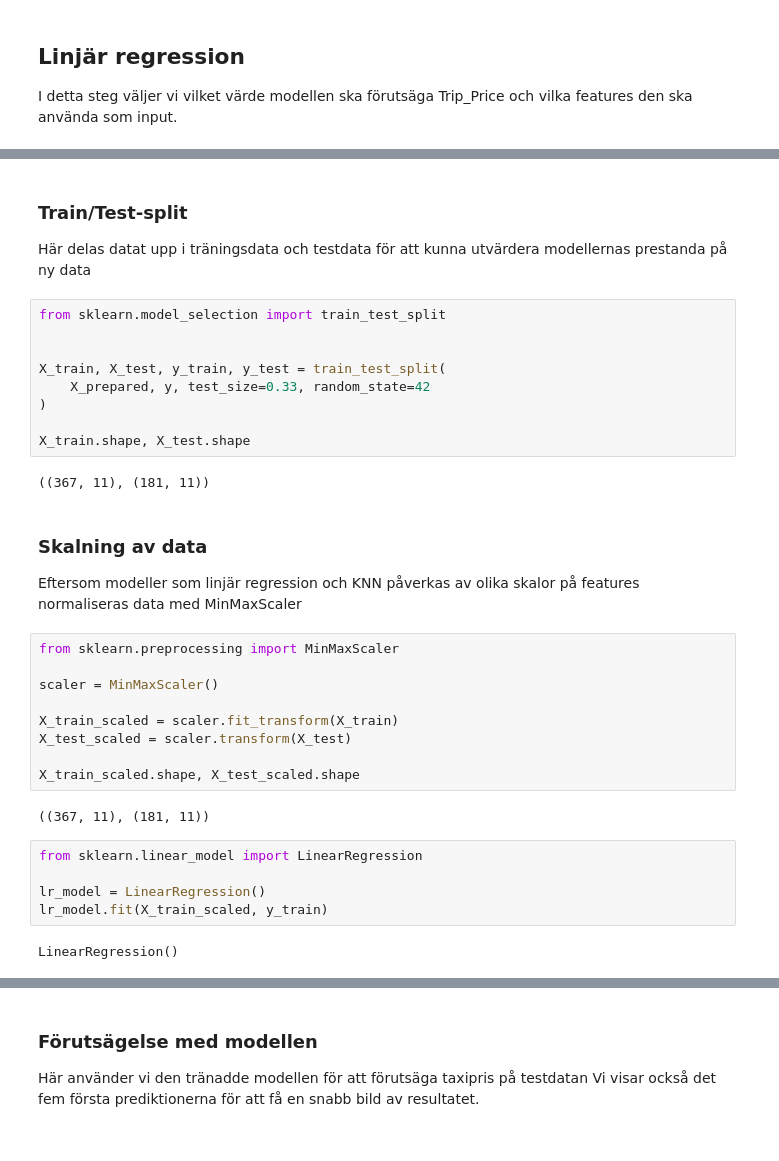
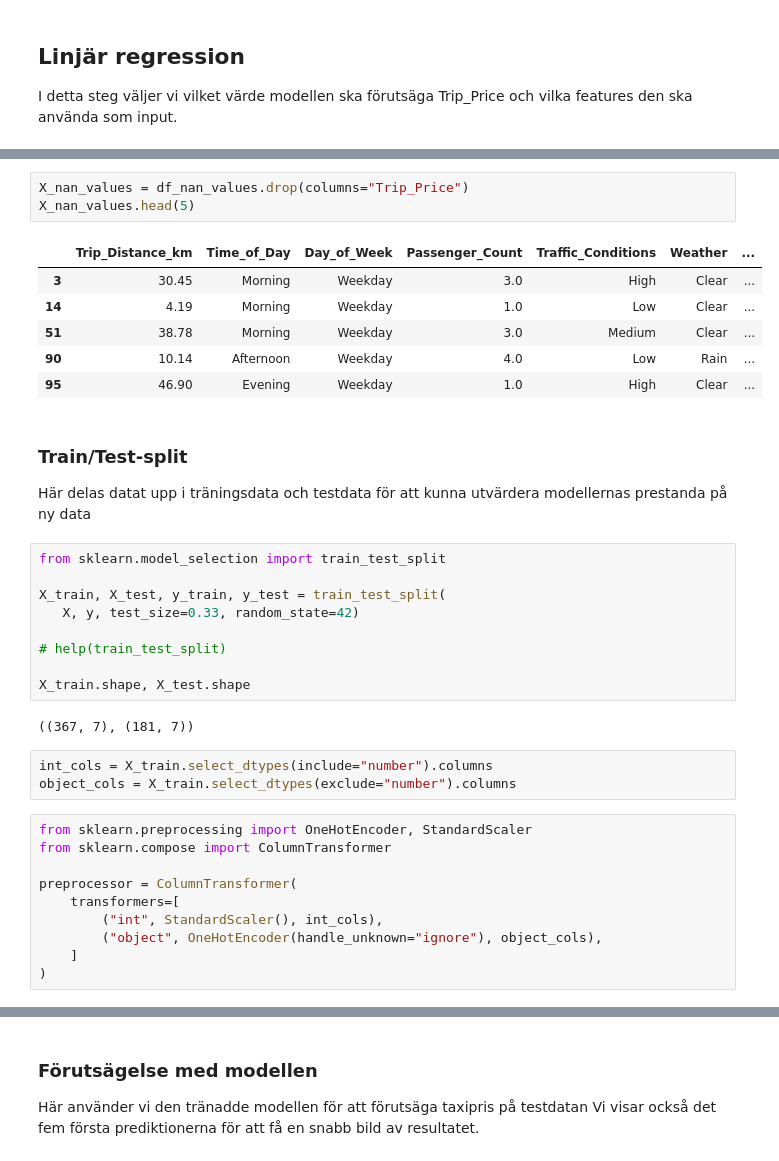
Before and after one commit to hazajijan-prog/taxi-prediction-fullstack-haza, a Jupyter notebook: src/taxipred/model_development/model_development.ipynb, the cells around one changed output, grey strips where cells are left out. Drawn from its saved outputs; the diff is of its cells as text.

```diff
--- a/src/taxipred/model_development/model_development.ipynb
+++ b/src/taxipred/model_development/model_development.ipynb
@@ -60,36 +69,37 @@ X_prepared.head()
+# %%
+X_nan_values = df_nan_values.drop(columns="Trip_Price")
+X_nan_values.head(5)
+# %% [output]
+|  | Trip_Distance_km | Time_of_Day | Day_of_Week | Passenger_Count | Traffic_Conditions | Weather | ... |
+| 3 | 30.45 | Morning | Weekday | 3.0 | High | Clear | ... |
+| 14 | 4.19 | Morning | Weekday | 1.0 | Low | Clear | ... |
+| 51 | 38.78 | Morning | Weekday | 3.0 | Medium | Clear | ... |
+| 90 | 10.14 | Afternoon | Weekday | 4.0 | Low | Rain | ... |
+| 95 | 46.90 | Evening | Weekday | 1.0 | High | Clear | ... |
 # %% [markdown]
 ### Train/Test-split
 Här delas datat upp i träningsdata och testdata för att kunna utvärdera modellernas prestanda på ny data
 # %%
 from sklearn.model_selection import train_test_split
 
+X_train, X_test, y_train, y_test = train_test_split(
+   X, y, test_size=0.33, random_state=42)
 
-X_train, X_test, y_train, y_test = train_test_split(
-    X_prepared, y, test_size=0.33, random_state=42
-)
+# help(train_test_split)
 
 X_train.shape, X_test.shape
 # %% [output]
-((367, 11), (181, 11))
+((367, 7), (181, 7))
-# %% [markdown]
-### Skalning av data
-
-Eftersom modeller som linjär regression och KNN påverkas av olika skalor på features normaliseras data med MinMaxScaler
-# %%
-from sklearn.preprocessing import MinMaxScaler
-
-scaler = MinMaxScaler()
-
-X_train_scaled = scaler.fit_transform(X_train)
-X_test_scaled = scaler.transform(X_test)
-
-X_train_scaled.shape, X_test_scaled.shape
-# %% [output]
-((367, 11), (181, 11))
+# %%
+int_cols = X_train.select_dtypes(include="number").columns
+object_cols = X_train.select_dtypes(exclude="number").columns
 # %%
-from sklearn.linear_model import LinearRegression
+from sklearn.preprocessing import OneHotEncoder, StandardScaler
+from sklearn.compose import ColumnTransformer
 
-lr_model = LinearRegression()
-lr_model.fit(X_train_scaled, y_train)
+preprocessor = ColumnTransformer(
+    transformers=[
+        ("int", StandardScaler(), int_cols),
+        ("object", OneHotEncoder(handle_unknown="ignore"), object_cols),
+    ]
+)
-# %% [output]
-LinearRegression()
```
Also changed, not shown: parts of 26 cells of this notebook, 5 other files.
